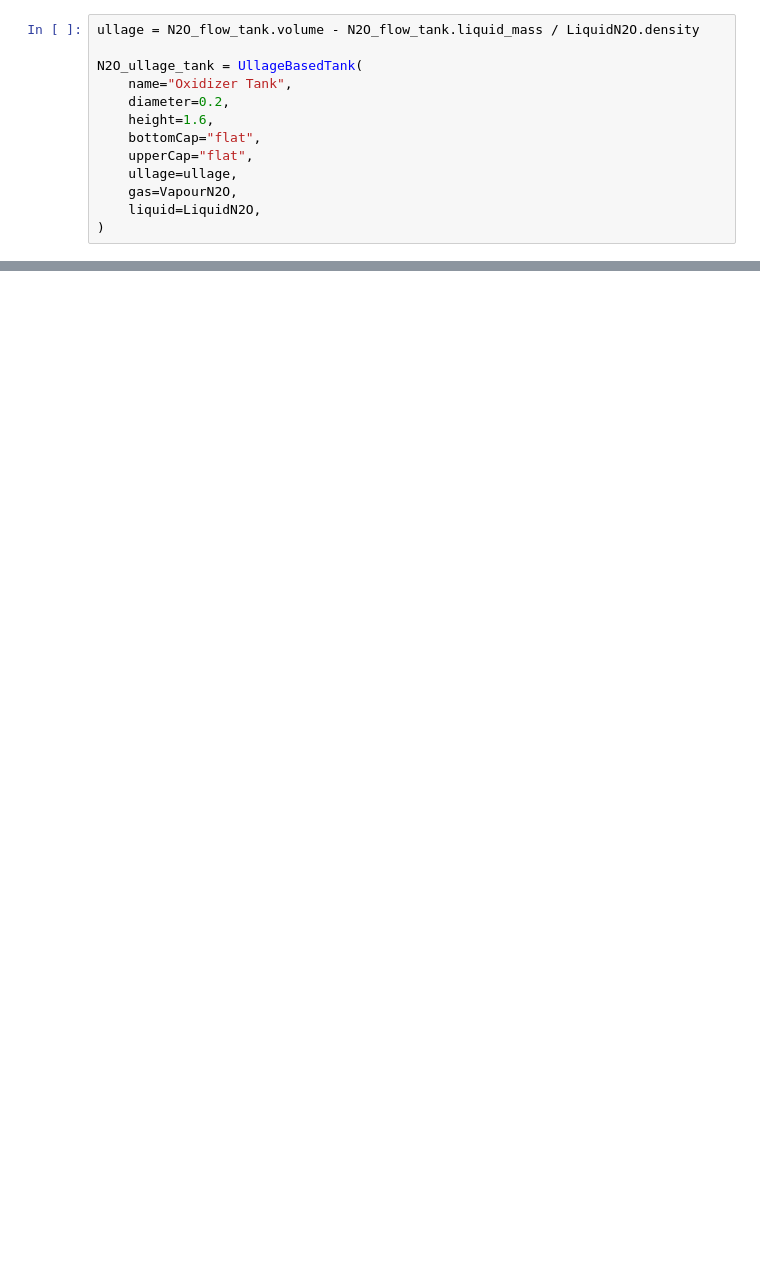
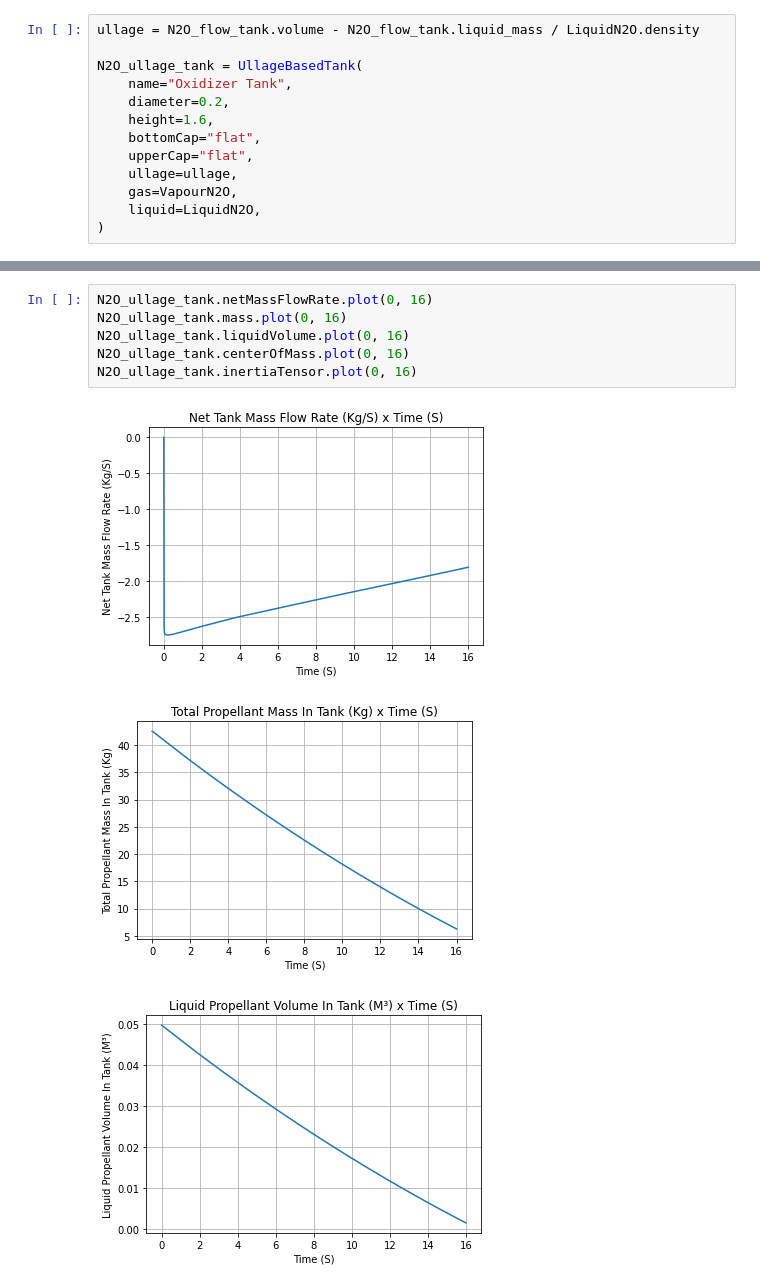
Before and after one commit to RocketPy-Team/RocketPy, a Jupyter notebook: docs/notebooks/tank_class_usage.ipynb, the cells around one changed output, grey strips where cells are left out. Cells and saved outputs as stored; diff of their text form; blank space fills up the shorter version.

```diff
--- a/docs/notebooks/tank_class_usage.ipynb
+++ b/docs/notebooks/tank_class_usage.ipynb
@@ -75,0 +47,10 @@ Function(
+# %%
+N2O_ullage_tank.netMassFlowRate.plot(0, 16)
+N2O_ullage_tank.mass.plot(0, 16)
+N2O_ullage_tank.liquidVolume.plot(0, 16)
+N2O_ullage_tank.centerOfMass.plot(0, 16)
+N2O_ullage_tank.inertiaTensor.plot(0, 16)
+# %% [output]
+[figure, added]
+[figure, added]
+[figure, added]
```
Also changed, not shown: parts of 5 cells of this notebook, 1 other file.
